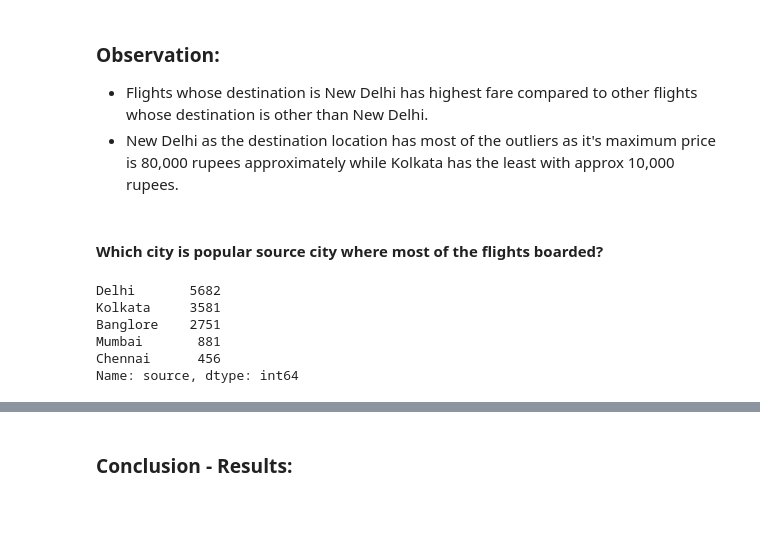
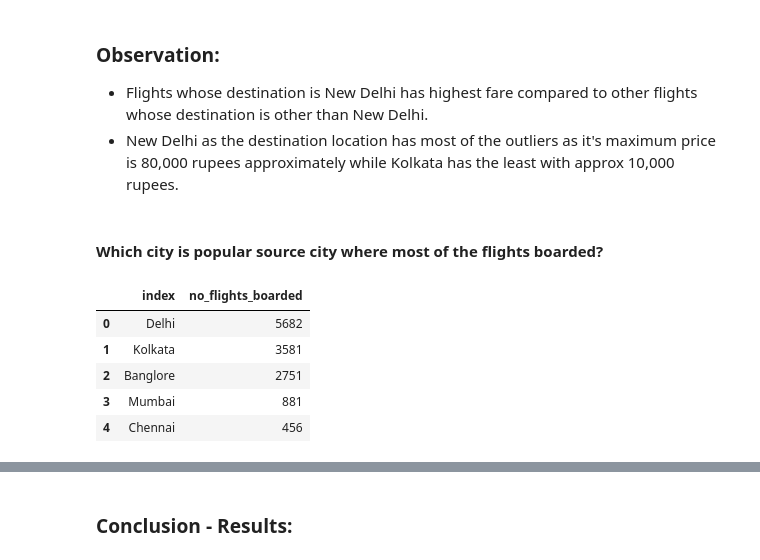
Before and after one commit to kirandhasade/flight_code_analysis, a Jupyter notebook: flight_prediction.ipynb, the cells around one changed output, grey strips where cells are left out. Drawn from its saved outputs; the diff is of its cells as text; code cells hidden in the pictures; blank space fills up the shorter version.

```diff
--- a/flight_prediction.ipynb
+++ b/flight_prediction.ipynb
@@ -410,14 +410,5 @@ plt.show()
 ### Observation:
  - Flights whose destination is New Delhi has highest fare compared to other flights whose destination is other than New Delhi.
  - New Delhi as the destination location has most of the outliers as it's maximum price is 80,000 rupees approximately while Kolkata has the least with approx 10,000 rupees.
-# %% [markdown]
-#### Which city is popular source city where most of the flights boarded?
-# %%
-source_city=analysis_df["source"].value_counts()
-# %% [output]
-Delhi       5682
-Kolkata     3581
-Banglore    2751
-Mumbai       881
-Chennai      456
-Name: source, dtype: int64
+# %% [markdown]
+#### Which city is popular source city where most of the flights boarded?
@@ -423,0 +417,9 @@ Name: source, dtype: int64
+# %%
+popular_source_city
+# %% [output]
+|  | index | no_flights_boarded |
+| 0 | Delhi | 5682 |
+| 1 | Kolkata | 3581 |
+| 2 | Banglore | 2751 |
+| 3 | Mumbai | 881 |
+| 4 | Chennai | 456 |
```
Also changed, not shown: parts of 9 cells of this notebook.
